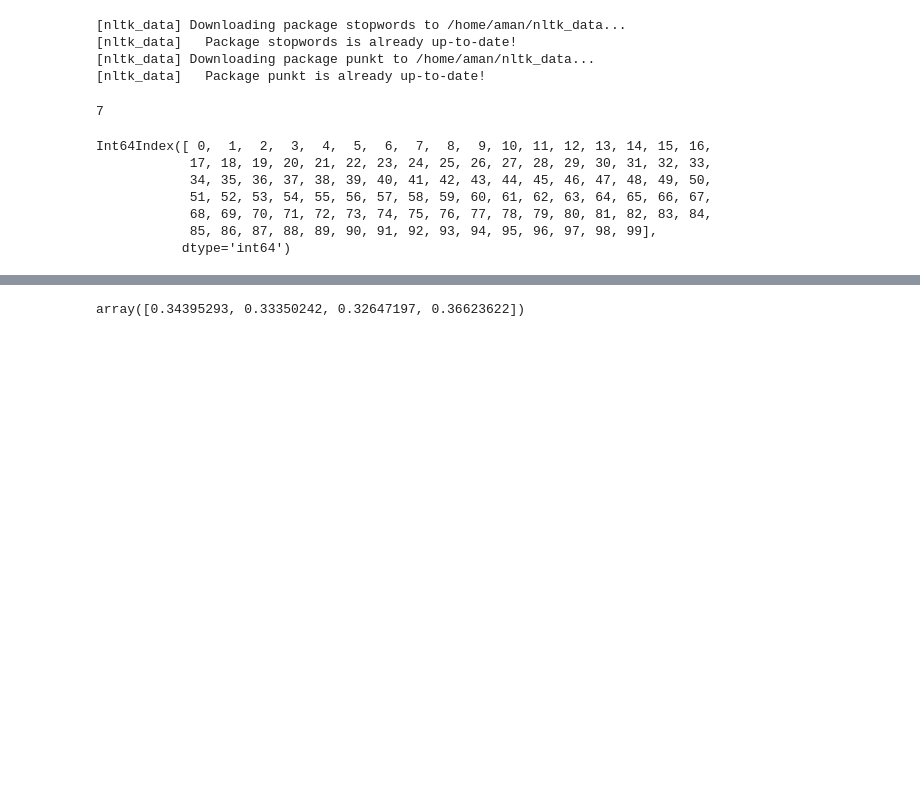
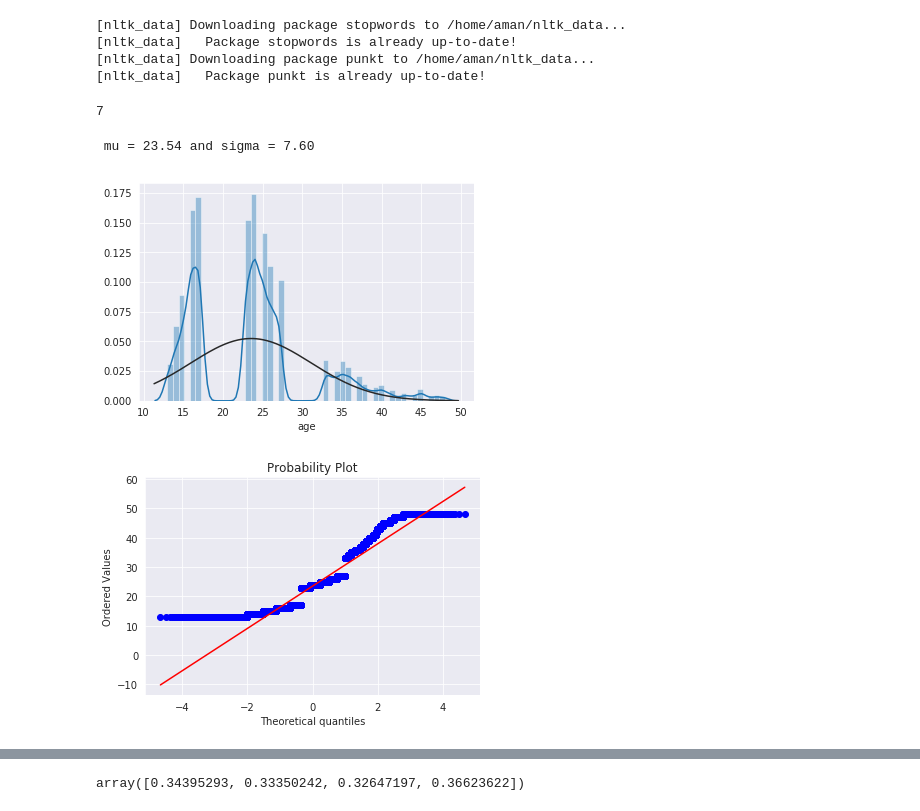
Before and after one commit to CharishmaR/sys6018-competition-blogger-characteristics, a Jupyter notebook: word_vectors.ipynb, the cells around one changed output, grey strips where cells are left out. Cells and saved outputs as stored; diff of their text form; code cells hidden in the pictures; blank space fills up the shorter version.

```diff
--- a/word_vectors.ipynb
+++ b/word_vectors.ipynb
@@ -22,6 +22,23 @@ def ignore_warn(*args, **kwargs):
     pass
 warnings.warn = ignore_warn #ignore annoying warning (from sklearn and seaborn)
 from gensim.models import word2vec
+
+
+# initial imports
+import numpy as np # linear algebra
+import pandas as pd # data processing, CSV file I/O (e.g. pd.read_csv)
+%matplotlib inline
+import matplotlib.pyplot as plt  # Matlab-style plotting
+import seaborn as sns
+color = sns.color_palette()
+sns.set_style('darkgrid')
+import warnings
+def ignore_warn(*args, **kwargs):
+    pass
+warnings.warn = ignore_warn #ignore annoying warning (from sklearn and seaborn)
+
+from scipy import stats
+from scipy.stats import norm, skew #for some statistics
 # %% [output]
 [nltk_data] Downloading package stopwords to /home/aman/nltk_data...
 [nltk_data]   Package stopwords is already up-to-date!
@@ -242,13 +315,3 @@ final_data = pd.concat([t, t2], axis=1)
-# %%
-t.columns
-# %% [output]
-Int64Index([ 0,  1,  2,  3,  4,  5,  6,  7,  8,  9, 10, 11, 12, 13, 14, 15, 16,
-            17, 18, 19, 20, 21, 22, 23, 24, 25, 26, 27, 28, 29, 30, 31, 32, 33,
-            34, 35, 36, 37, 38, 39, 40, 41, 42, 43, 44, 45, 46, 47, 48, 49, 50,
-            51, 52, 53, 54, 55, 56, 57, 58, 59, 60, 61, 62, 63, 64, 65, 66, 67,
-            68, 69, 70, 71, 72, 73, 74, 75, 76, 77, 78, 79, 80, 81, 82, 83, 84,
-            85, 86, 87, 88, 89, 90, 91, 92, 93, 94, 95, 96, 97, 98, 99],
-           dtype='int64')
 # %%
 train_columns = [0,  1,  2,  3,  4,  5,  6,  7,  8,  9, 10, 11, 12, 13, 14, 15, 16,
             17, 18, 19, 20, 21, 22, 23, 24, 25, 26, 27, 28, 29, 30, 31, 32, 33,
@@ -283,3 +346,17 @@ test_data = final_data[train_columns][len(train['text']):]
 
 train_data = train_data.fillna(0)
 test_data = test_data.fillna(0)
+# %%
+def is_skewed(col):
+    sns.distplot(train[col] , fit=norm);
+    fig = plt.figure()
+    res = stats.probplot(train[col], plot=plt)
+    # Get the fitted parameters used by the function
+    (mu, sigma) = norm.fit(train[col])
+    print( '\n mu = {:.2f} and sigma = {:.2f}\n'.format(mu, sigma))
+
+is_skewed('age')
+# %% [output]
+ mu = 23.54 and sigma = 7.60
+[figure, added]
+[figure, added]
```
Also changed, not shown: parts of 7 cells of this notebook, 2 other files.
